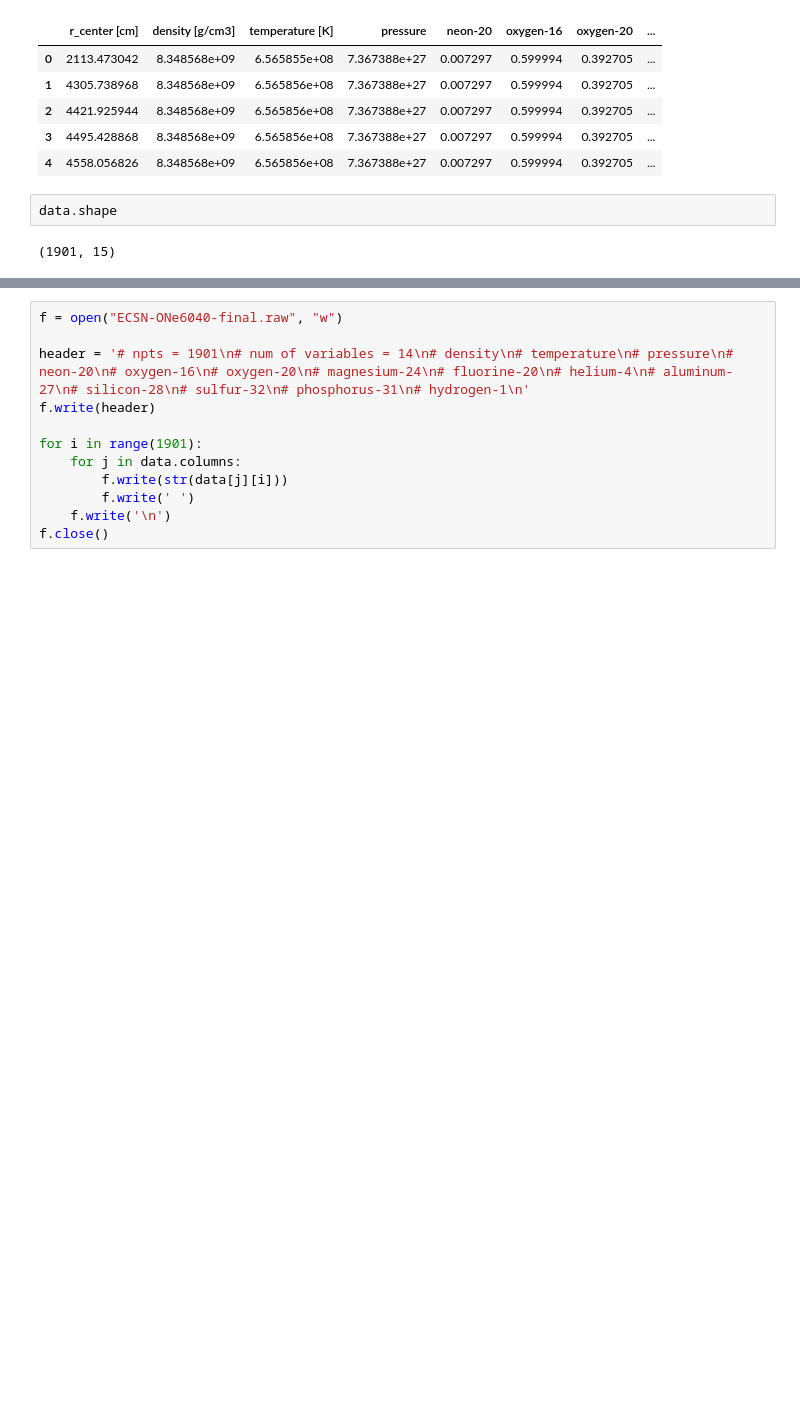
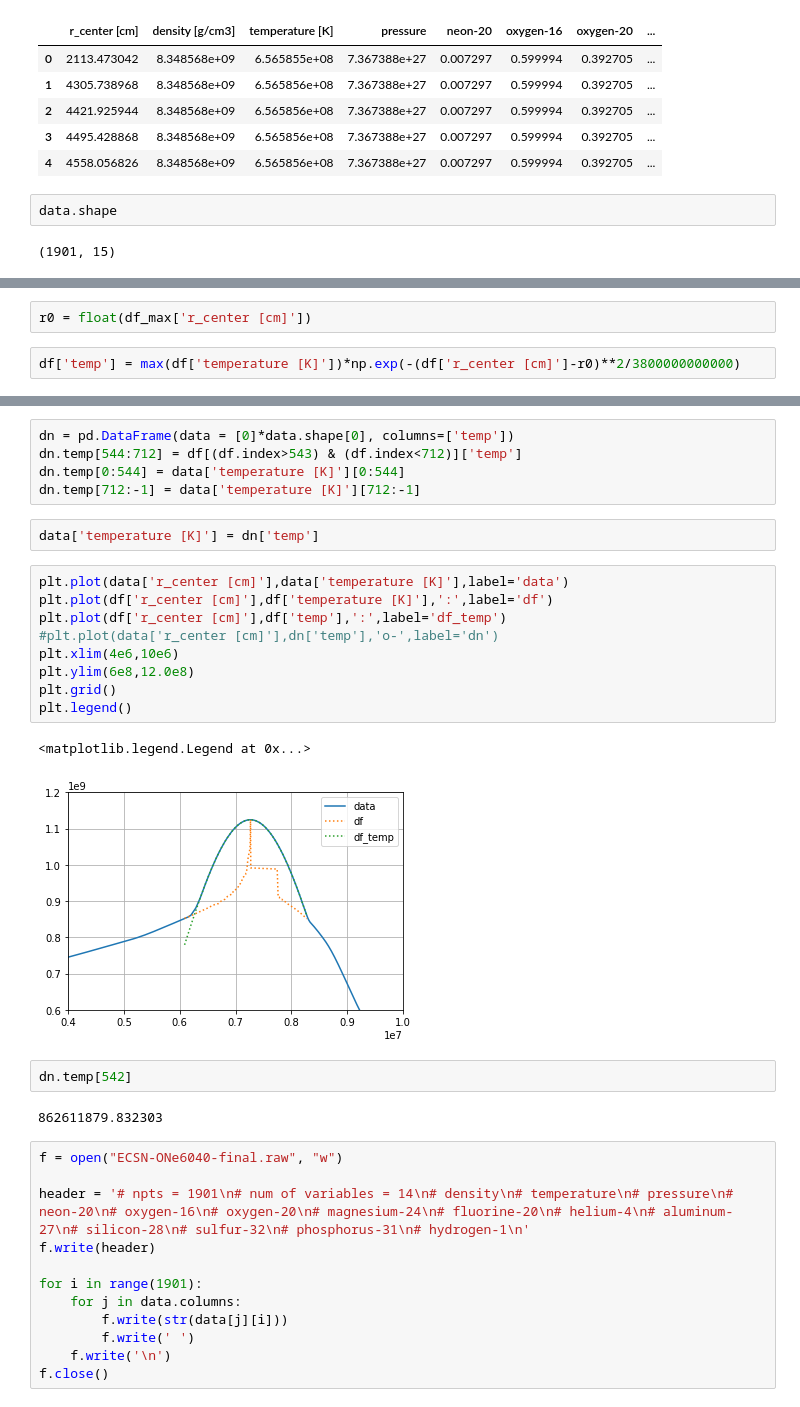
Before and after one commit to XinlongSBU/xinlong_file, a Jupyter notebook: initial-model_prepare/generate_initial-model_raw.ipynb, the cells around one changed output, grey strips where cells are left out. Drawn from its saved outputs; the diff is of its cells as text; blank space fills up the shorter version.

```diff
--- a/initial-model_prepare/generate_initial-model_raw.ipynb
+++ b/initial-model_prepare/generate_initial-model_raw.ipynb
@@ -50,0 +63,4 @@ data.shape
+# %%
+r0 = float(df_max['r_center [cm]'])
+# %%
+df['temp'] = max(df['temperature [K]'])*np.exp(-(df['r_center [cm]']-r0)**2/3800000000000)
@@ -51,3 +82,26 @@ data.shape
+# %%
+dn = pd.DataFrame(data = [0]*data.shape[0], columns=['temp'])
+dn.temp[544:712] = df[(df.index>543) & (df.index<712)]['temp']
+dn.temp[0:544] = data['temperature [K]'][0:544]
+dn.temp[712:-1] = data['temperature [K]'][712:-1]
+# %%
+data['temperature [K]'] = dn['temp']
+# %%
+plt.plot(data['r_center [cm]'],data['temperature [K]'],label='data')
+plt.plot(df['r_center [cm]'],df['temperature [K]'],':',label='df')
+plt.plot(df['r_center [cm]'],df['temp'],':',label='df_temp')
+#plt.plot(data['r_center [cm]'],dn['temp'],'o-',label='dn')
+plt.xlim(4e6,10e6)
+plt.ylim(6e8,12.0e8)
+plt.grid()
+plt.legend()
+# %% [output]
+<matplotlib.legend.Legend at 0x...>
+[figure, added]
+# %%
+dn.temp[542]
+# %% [output]
+862611879.832303
 # %%
 f = open("ECSN-ONe6040-final.raw", "w")
 
```
Also changed, not shown: parts of 18 cells of this notebook, 9 other files.
